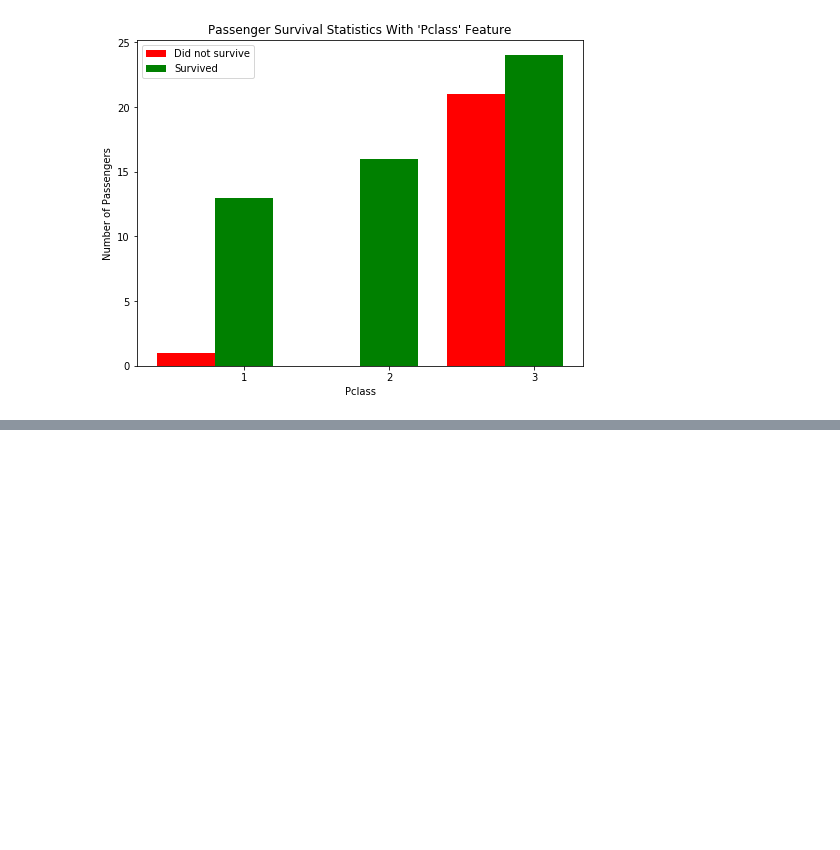
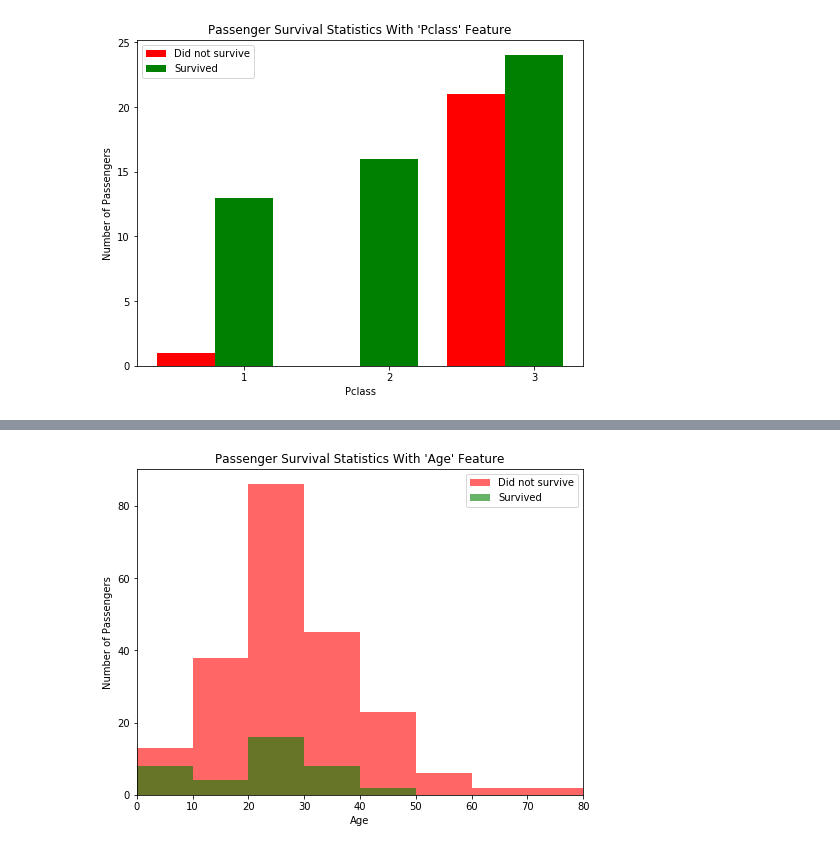
Before and after one commit to Nourahussein/Udacity-MLND, a Jupyter notebook: P0-Titanic Survival Exploration/titanic_analysis.ipynb, the cells around one changed output, grey strips where cells are left out. Drawn from its saved outputs; the diff is of its cells as text; code cells hidden in the pictures; blank space fills up the shorter version.

```diff
--- a/P0-Titanic Survival Exploration/titanic_analysis.ipynb
+++ b/P0-Titanic Survival Exploration/titanic_analysis.ipynb
@@ -174 +221,5 @@ vs.survival_stats(data, outcomes, 'Age', ["Sex == 'female'", "SibSp < 3" ])
+# %%
+vs.survival_stats(data, outcomes, 'Age', ["Sex == 'male'", "Pclass == 3"])
+# %% [output]
+[figure, added]
 # %%
```
Also changed, not shown: parts of 25 cells of this notebook, 1 other file.
